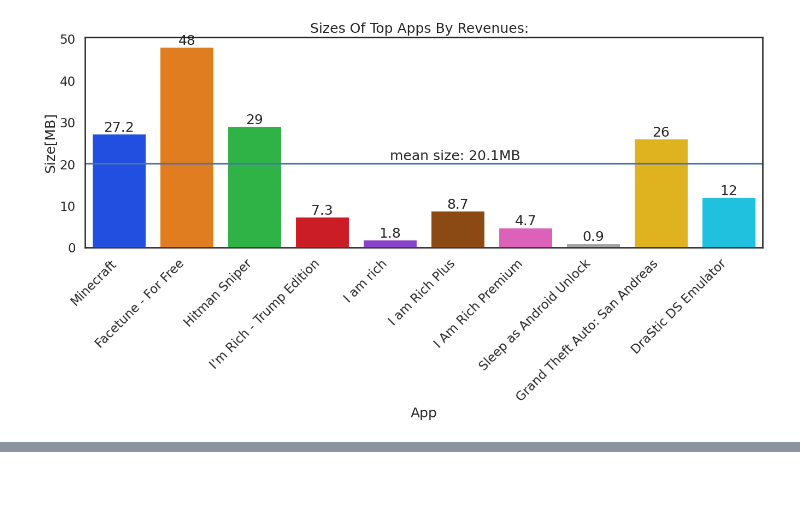
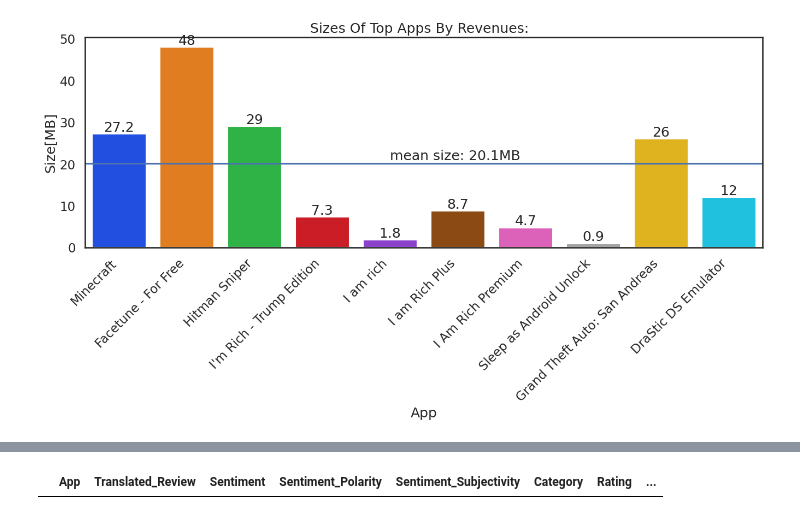
Before and after one commit to twogoodtobetrue/first_repo, a Jupyter notebook: Google_playstore_analysis.ipynb, the cells around one changed output, grey strips where cells are left out. Saved outputs shown, nothing was run; the diff lists cells and outputs as text; code cells hidden in the pictures; blank space fills up the shorter version.

```diff
--- a/Google_playstore_analysis.ipynb
+++ b/Google_playstore_analysis.ipynb
@@ -1051,0 +1127,4 @@ plt.show()
+# %%
+joined_df.loc[joined_df['App']=='I am rich']
+# %% [output]
+|  | App | Translated_Review | Sentiment | Sentiment_Polarity | Sentiment_Subjectivity | Category | Rating | ... |
```
Also changed, not shown: parts of 16 cells of this notebook, 4 other files.
